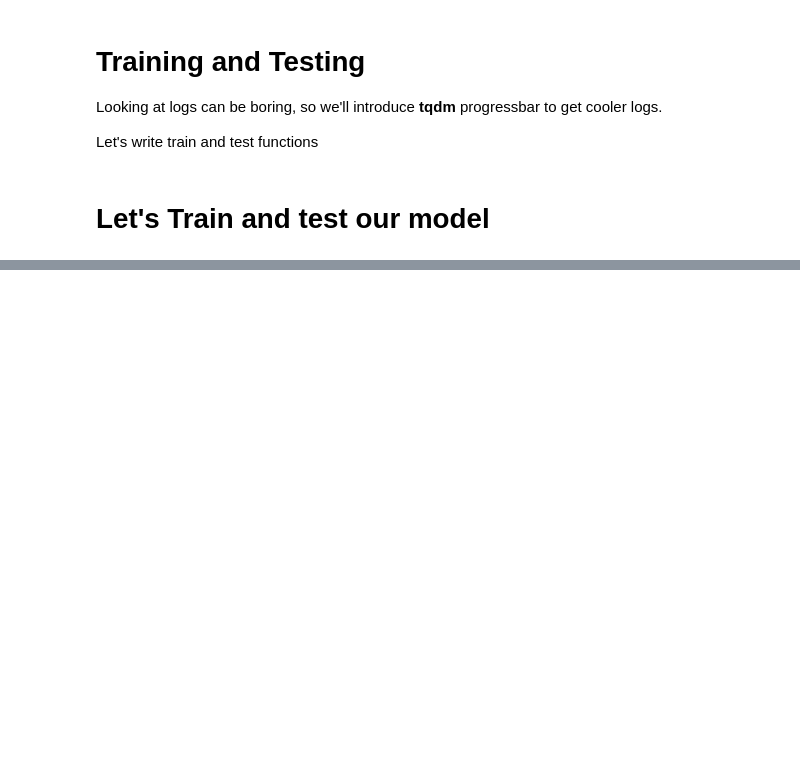
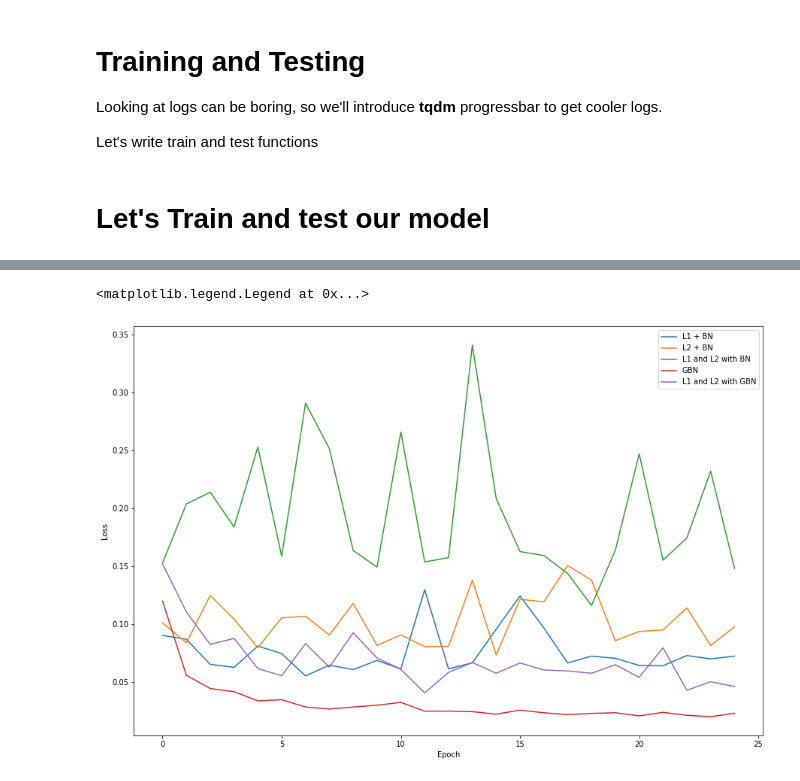
Before and after one commit to sahalk/eva, a Jupyter notebook: Session6/EVA5_Seession6.ipynb, the cells around one changed output, grey strips where cells are left out. Saved outputs shown, nothing was run; the diff lists cells and outputs as text; code cells hidden in the pictures; blank space fills up the shorter version.

Commit message:
Graphs and miss-classified images changes

```diff
--- a/Session6/EVA5_Seession6.ipynb
+++ b/Session6/EVA5_Seession6.ipynb
@@ -225,6 +226,9 @@ train_losses = []
 test_losses = []
 train_acc = []
 test_acc = []
+
+total_test_losses = {}
+total_test_acc = {}
 
 def train(model, device, train_loader, optimizer, epoch, iter):
   model.train()
@@ -268,7 +272,7 @@ def train(model, device, train_loader, optimizer, epoch, iter):
     pbar.set_description(desc= f'Loss={loss.item()} Batch_id={batch_idx} Accuracy={100*correct/processed:0.2f}')
     train_acc.append(100*correct/processed)
 
-def test(model, device, test_loader):
+def test(model, device, test_loader, iter):
     model.eval()
     test_loss = 0
     correct = 0
@@ -283,11 +287,18 @@ def test(model, device, test_loader):
     test_loss /= len(test_loader.dataset)
     test_losses.append(test_loss)
 
+    if iter not in total_test_losses:
+      total_test_losses[iter] = []
+    total_test_losses[iter].append(test_loss)
+
     print('\nTest set: Average loss: {:.4f}, Accuracy: {}/{} ({:.2f}%)\n'.format(
         test_loss, correct, len(test_loader.dataset),
         100. * correct / len(test_loader.dataset)))
 
     test_acc.append(100. * correct / len(test_loader.dataset))
+    if iter not in total_test_acc:
+      total_test_acc[iter] = []
+    total_test_acc[iter].append(100. * correct / len(test_loader.dataset))
 # %% [markdown]
 # Let's Train and test our model
 # %%
@@ -372,0 +383,16 @@ a = 1
+# %%
+fig, ax = plt.subplots(1, 1, figsize=(15, 10))
+names = {1: 'L1 + BN', 2: 'L2 + BN', 3: 'L1 and L2 with BN', 4: 'GBN', 5: 'L1 and L2 with GBN'}
+
+legends = []
+
+for x in total_test_losses:
+  ax.plot(total_test_losses[x])
+  ax.set_xlabel('Epoch')
+  ax.set_ylabel('Loss')
+  legends.append(names[x])
+
+ax.legend(legends)
+# %% [output]
+<matplotlib.legend.Legend at 0x...>
+[figure, added]
```
Also changed, not shown: parts of 6 cells of this notebook.
